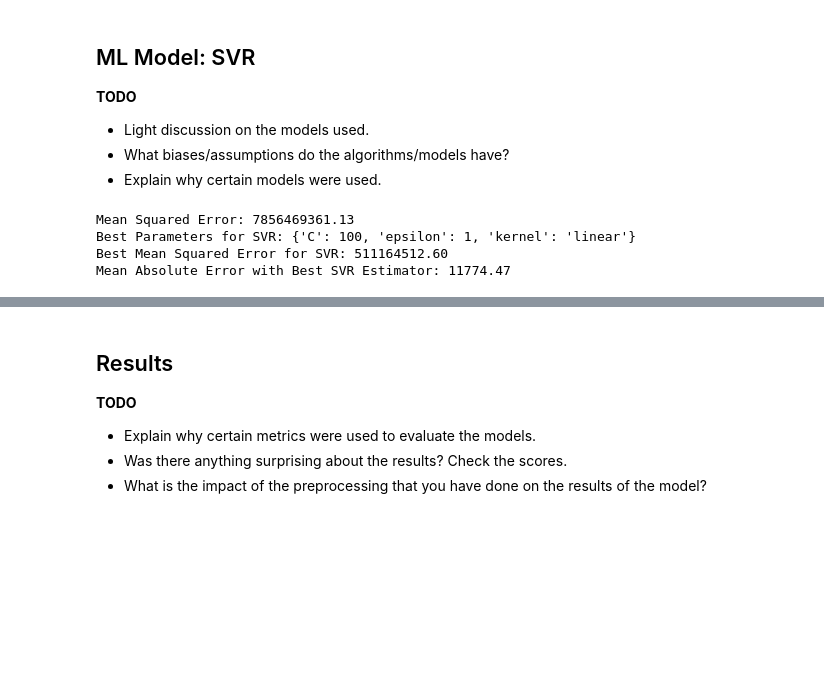
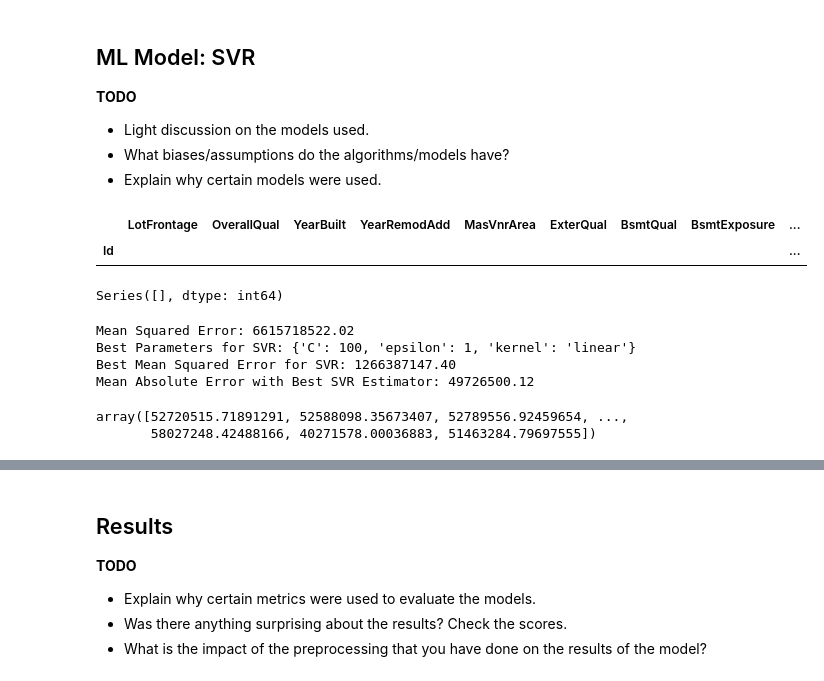
Before and after one commit to MartinezKyle/DATA103, a Jupyter notebook: Homework 2/homework_2.ipynb, the cells around one changed output, grey strips where cells are left out. Drawn from its saved outputs; the diff is of its cells as text; code cells hidden in the pictures; blank space fills up the shorter version.

Commit message:
Completed with Predictions

```diff
--- a/Homework 2/homework_2.ipynb
+++ b/Homework 2/homework_2.ipynb
@@ -229,9 +272,15 @@ Series([], dtype: int64)
 # %% [markdown]
 ## Data Preparation
 # %%
-# # Convert CentralAir to boolean
-# train_df['CentralAir'] = train_df['CentralAir'].map({
-#     'Y': True,
-#     'N': False
-# })
+# Convert CentralAir to boolean
+train_df['CentralAir'] = train_df['CentralAir'].map({
+    'Y': True,
+    'N': False
+})
+# %%
+# Convert CentralAir to boolean
+test_df['CentralAir'] = test_df['CentralAir'].map({
+    'Y': True,
+    'N': False
+})
 # %%
@@ -300,10 +370,9 @@ numeric_cols.remove('SalePrice')  # Exclude target variable for now
 # %%
 categorical_cols = train_df.select_dtypes(include=['object']).columns.tolist()
 categorical_mapping = dict()
-test_df = train_df.copy()
 
 for i in categorical_cols:
-    values = train_df[i].value_counts().index
+    values = test_df[i].value_counts().index
     temp_dict = {values[j]: str(j + 1) for j in range(len(values))}
     feature = {i: temp_dict}
     categorical_mapping.update(feature)
@@ -315,7 +384,7 @@ for feature, mapping in categorical_mapping.items():
 # %%
 # Select columns that have a Pearson correlation with the target value above a specified threshold.
 threshold = 0.3
-train_df_corr = test_df.corr()
+train_df_corr = train_df.corr()
 corr = abs(train_df_corr['SalePrice'])
 
 selected_features_corr = corr[corr > threshold]
@@ -325,5 +394,6 @@ print("Total features:", len(selected_features_corr))
 selected_features_corr.sort_values(ascending=False)
 
 selected_features = selected_features_corr.index.tolist()
-filtered_train_df = test_df[selected_features]
+filtered_train_df = train_df[selected_features]
+filtered_test_df = test_df[selected_features]
 # %% [output]
@@ -506,6 +557,16 @@ dtype: float64
 - Light discussion on the models used.
 - What biases/assumptions do the algorithms/models have?
 - Explain why certain models were used.
+# %%
+filtered_test_df[filtered_test_df.isnull().any(axis=1)]
+# %% [output]
+|  | LotFrontage | OverallQual | YearBuilt | YearRemodAdd | MasVnrArea | ExterQual | BsmtQual | BsmtExposure | ... |
+| Id |  |  |  |  |  |  |  |  | ... |
+# %%
+# Verify no missing values remain
+print(filtered_test_df.isnull().sum()[filtered_test_df.isnull().sum() > 0])
+# %% [output]
+Series([], dtype: int64)
 # %%
 import numpy as np
 from sklearn.svm import SVR
@@ -515,23 +576,23 @@ import matplotlib.pyplot as plt
 from sklearn.model_selection import GridSearchCV
 from sklearn.metrics import mean_absolute_error as mae
 
-X = test_df.copy()
-y = test_df['SalePrice']
+X_train = filtered_train_df.copy()
+y_train = train_df['SalePrice']
 
+# X_train, X_test, y_train, y_test = train_test_split(X, y, test_size=0.2, random_state=42)
 
-X_train, X_test, y_train, y_test = train_test_split(X, y, test_size=0.2, random_state=42)
+X_test = filtered_test_df.copy()
 
 # Scale the features
 scaler = StandardScaler()
 X_train_scaled = scaler.fit_transform(X_train)
-X_test_scaled = scaler.transform(X_test)
 
 svr = SVR(kernel='rbf', C=1, epsilon=0.1)
 svr.fit(X_train_scaled, y_train)
 
-y_pred = svr.predict(X_test_scaled)
+y_pred = svr.predict(X_train_scaled)
 
-mse = np.mean((y_test - y_pred) ** 2)
+mse = np.mean((y_train - y_pred) ** 2)
 print(f"Mean Squared Error: {mse:.2f}")
 
 # Perform hyperparameter tuning for SVR
@@ -551,12 +612,12 @@ print(f"Best Parameters for SVR: {best_params_svr}")
 print(f"Best Mean Squared Error for SVR: {best_score_svr:.2f}")
 
 best_svr = grid_search_svr.best_estimator_
-y_pred_best_svr = best_svr.predict(X_test_scaled)
+y_pred_best_svr = best_svr.predict(X_train)
 
-mse_best_svr = mae(y_test, y_pred_best_svr)
+mse_best_svr = mae(y_train, y_pred_best_svr)
 print(f"Mean Absolute Error with Best SVR Estimator: {mse_best_svr:.2f}")
 # %% [output]
-Mean Squared Error: 7856469361.13
+Mean Squared Error: 6615718522.02
 Best Parameters for SVR: {'C': 100, 'epsilon': 1, 'kernel': 'linear'}
-Best Mean Squared Error for SVR: 511164512.60
-Mean Absolute Error with Best SVR Estimator: 11774.47
+Best Mean Squared Error for SVR: 1266387147.40
+Mean Absolute Error with Best SVR Estimator: 49726500.12
@@ -562,0 +626,6 @@ Mean Absolute Error with Best SVR Estimator: 11774.47
+# %%
+len(y_pred_best_svr)
+y_pred_best_svr
+# %% [output]
+array([52720515.71891291, 52588098.35673407, 52789556.92459654, ...,
+       58027248.42488166, 40271578.00036883, 51463284.79697555])
```
Also changed, not shown: parts of 24 cells of this notebook.
